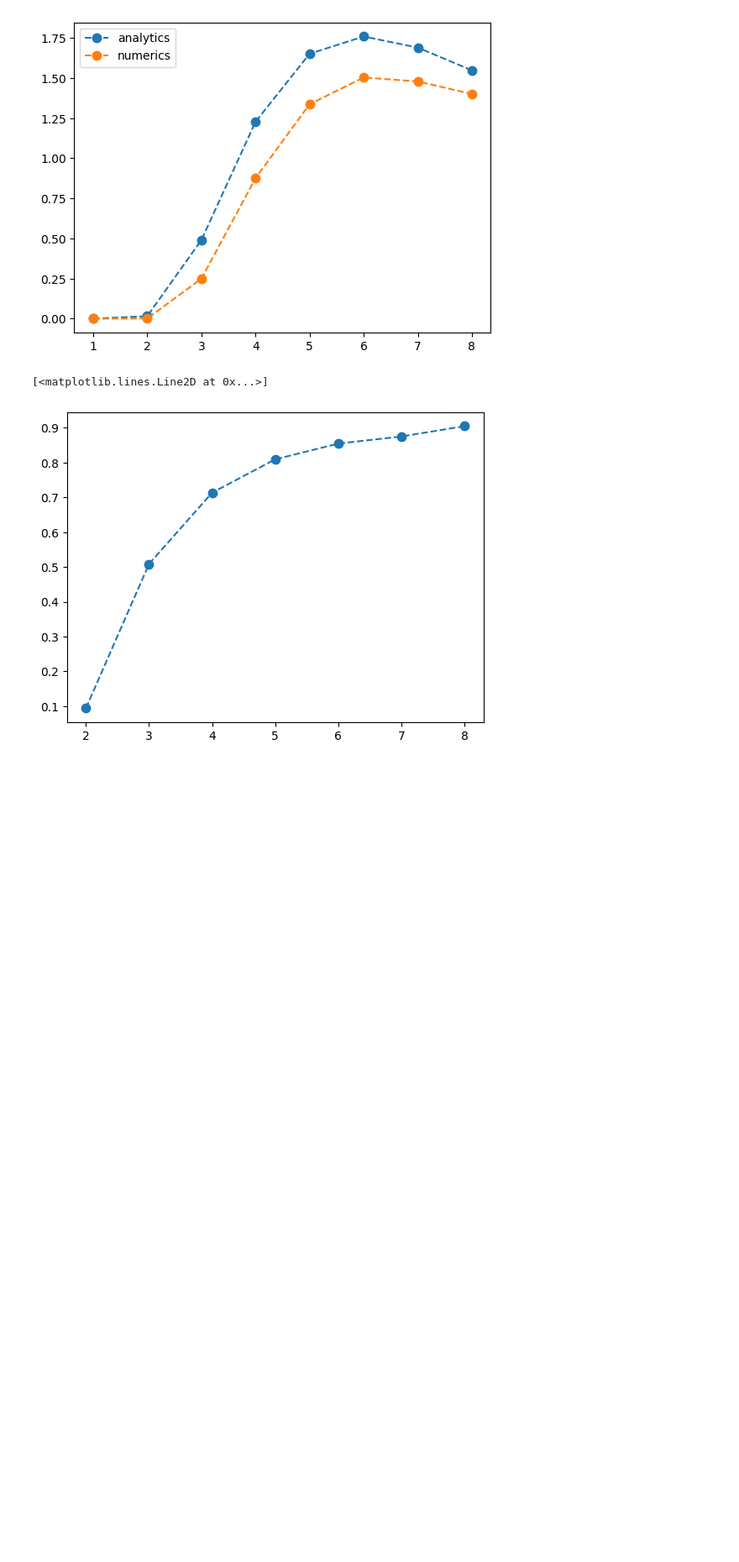
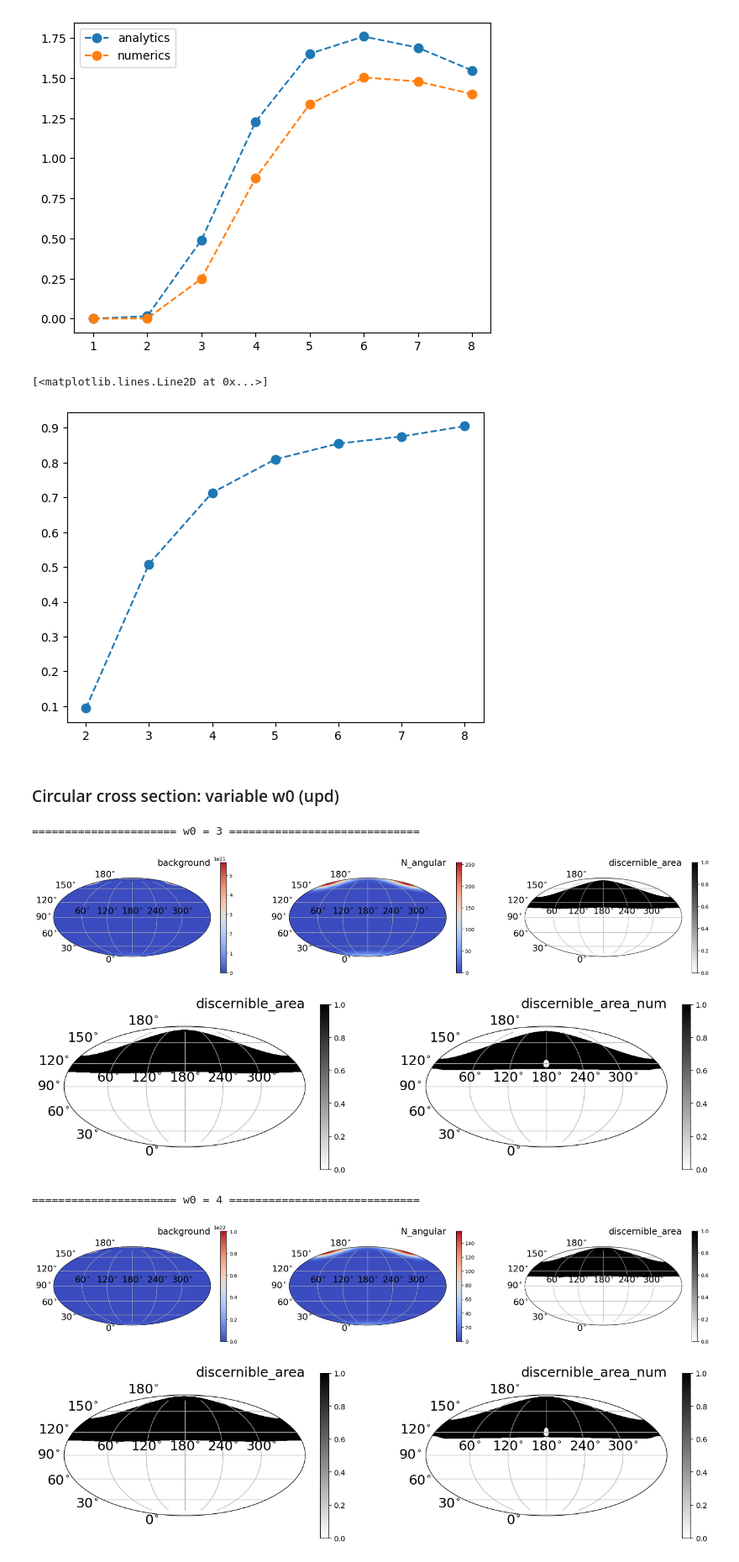
Before and after one commit to maxbalrog/light-by-light, a Jupyter notebook: analyze_results.ipynb, the cells around one changed output. Shown at 84% size. Saved outputs shown, nothing was run; the diff lists cells and outputs as text; code cells hidden in the pictures; blank space fills up the shorter version.

```diff
--- a/analyze_results.ipynb
+++ b/analyze_results.ipynb
@@ -219,3 +220,47 @@ plt.plot(w0_arr, N_disc_num_arr/N_disc_arr, '.--', ms=15)
 # %% [output]
 [<matplotlib.lines.Line2D at 0x...>]
 [figure]
+# %% [markdown]
+### Circular cross section: variable w0 (upd)
+# %%
+w0_arr = np.linspace(3,4,2,endpoint=True,dtype=int)
+n = len(w0_arr)
+N_total_arr, N_disc_arr, N_disc_num_arr, Nperp_disc_num_arr = [np.zeros(n) for i in range(4)]
+# %%
+for idx,w0 in enumerate(w0_arr):
+    print(f'====================== w0 = {w0} =============================')
+    folder = f'runs/test/gridscan/CCS_w0/laser_1_w0/w0_{w0}'
+    post_data = np.load(f'{folder}/postprocess_data.npz')
+
+    N_total_arr[idx] = post_data['N_total']
+    N_disc_arr[idx] = post_data['N_disc']
+    N_disc_num_arr[idx] = post_data['N_disc_num']
+
+    titles = ['background', 'N_angular', 'discernible_area']
+    plot_data = [post_data[key] for key in titles]
+
+    fig = plt.figure(figsize=(24,8))
+    for i, (data, title) in enumerate(zip(plot_data, titles)):
+        cmap = 'binary' if i == 2 else 'coolwarm'
+        ax = fig.add_subplot(1,3,i+1, projection='mollweide')
+        plot_mollweide(fig, ax, post_data['phi'], post_data['theta'],
+                       data, cmap=cmap)
+        plt.title(title, fontsize=18, loc='right', pad=25)
+    plt.show()
+
+    titles = ['discernible_area', 'discernible_area_num']
+    plot_data = [post_data[key] for key in titles]
+    fig = plt.figure(figsize=(16,8))
+    for i, (data,title) in enumerate(zip(plot_data, titles)):
+        ax = fig.add_subplot(1,2,i+1, projection='mollweide')
+        plot_mollweide(fig, ax, post_data['phi'], post_data['theta'], data,
+                       cmap='binary')
+        plt.title(title, fontsize=18, loc='right', pad=25)
+    plt.show()
+# %% [output]
+====================== w0 = 3 =============================
+[figure, added]
+[figure, added]
+====================== w0 = 4 =============================
+[figure, added]
+[figure, added]
```
Also changed, not shown: parts of 1 cell of this notebook, 3 other files.
